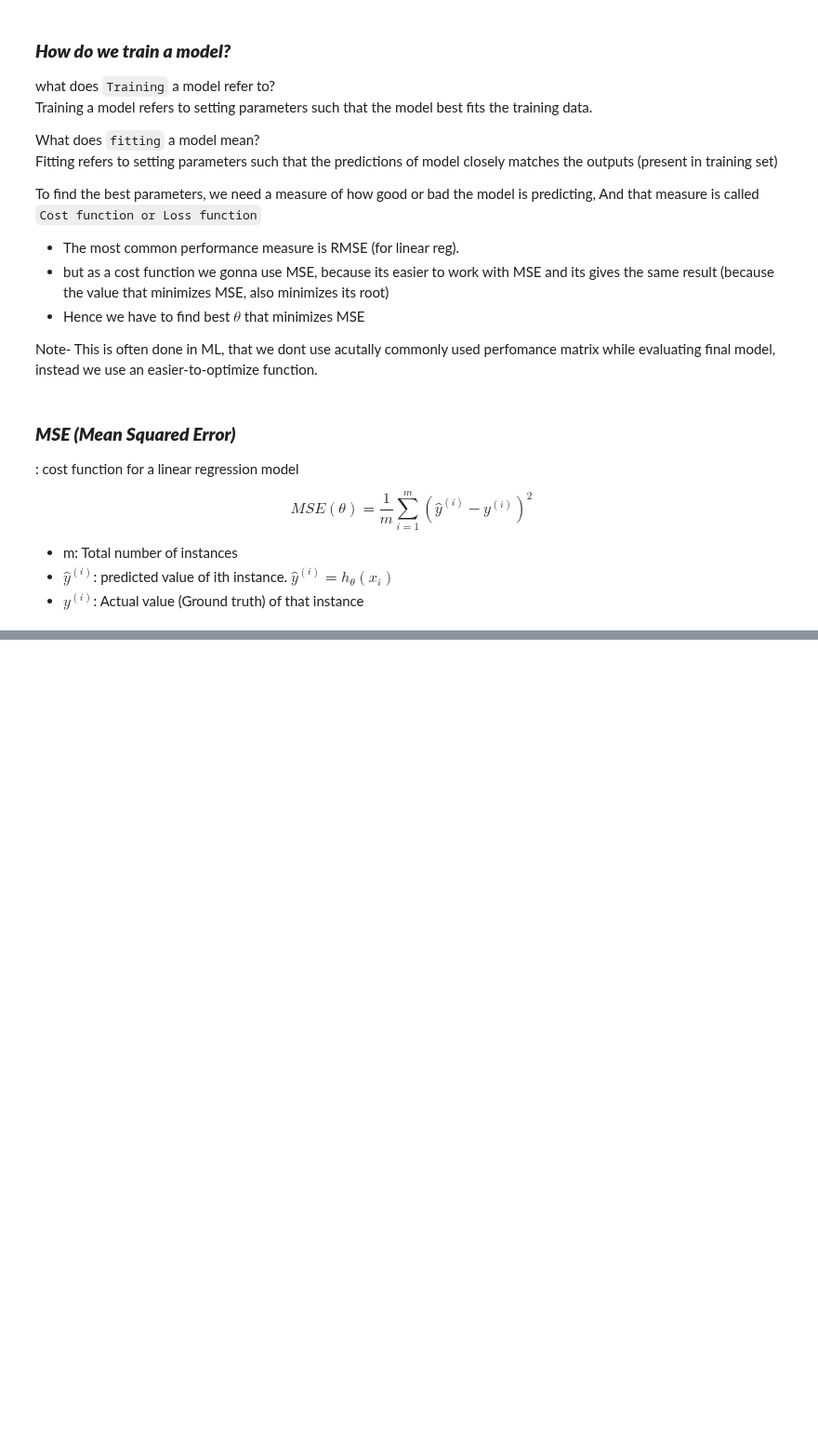
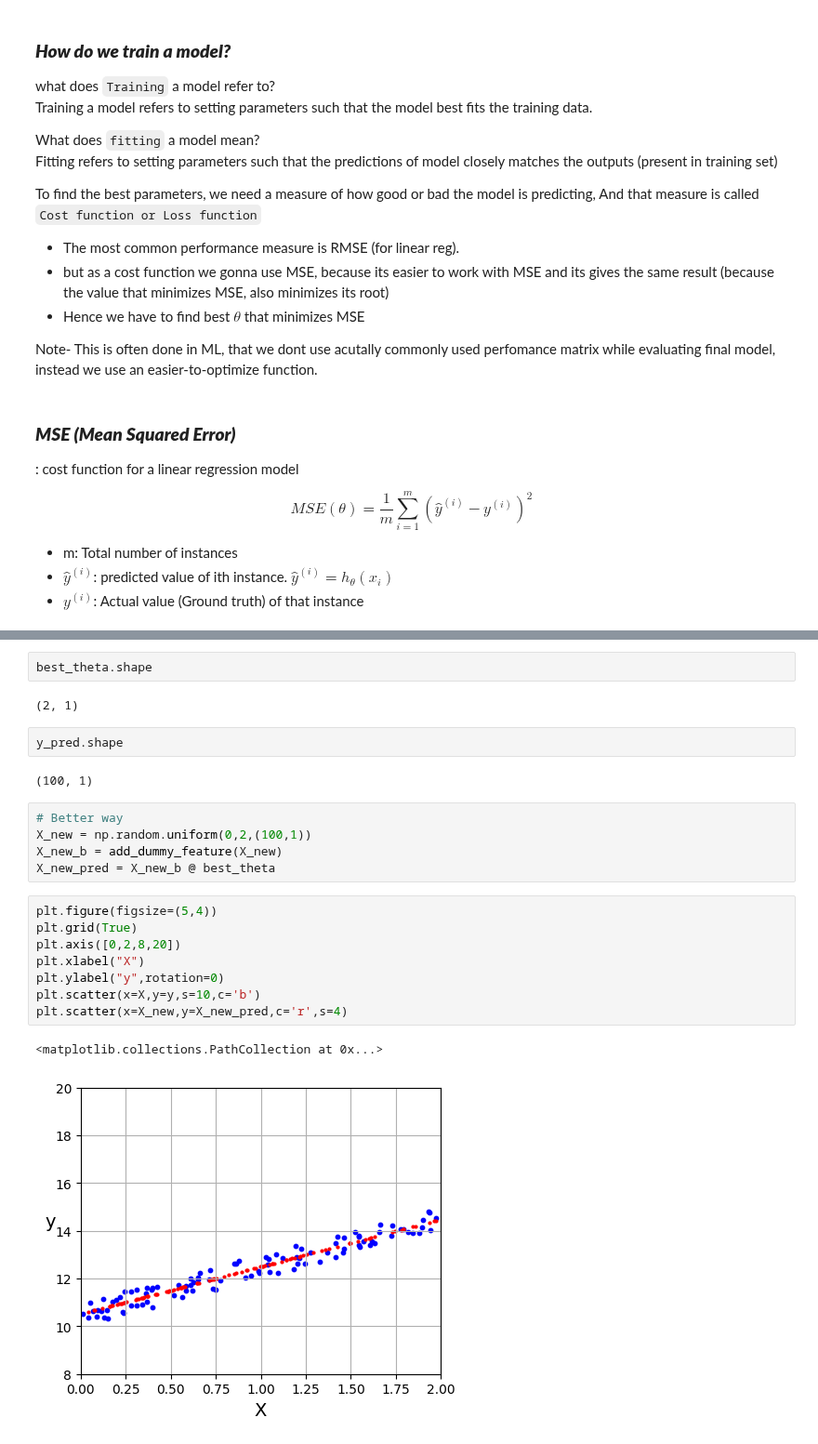
Before and after one commit to ArunNegi112/Machine_Learning, a Jupyter notebook: 4_LinearRegression/1_Intro.ipynb, the cells around one changed output, grey strips where cells are left out. Shown at 93% size. Cells and saved outputs as stored; diff of their text form; blank space fills up the shorter version.

```diff
--- a/4_LinearRegression/1_Intro.ipynb
+++ b/4_LinearRegression/1_Intro.ipynb
@@ -98,0 +144,24 @@ _Now we have to find a parameter ($\theta$) that reduces the cost function_
+# %%
+best_theta.shape
+# %% [output]
+(2, 1)
+# %%
+y_pred.shape
+# %% [output]
+(100, 1)
+# %%
+# Better way
+X_new = np.random.uniform(0,2,(100,1))
+X_new_b = add_dummy_feature(X_new)
+X_new_pred = X_new_b @ best_theta
+# %%
+plt.figure(figsize=(5,4))
+plt.grid(True)
+plt.axis([0,2,8,20])
+plt.xlabel("X")
+plt.ylabel("y",rotation=0)
+plt.scatter(x=X,y=y,s=10,c='b')
+plt.scatter(x=X_new,y=X_new_pred,c='r',s=4)
+# %% [output]
+<matplotlib.collections.PathCollection at 0x...>
+[figure, added]
```
Also changed, not shown: parts of 9 cells of this notebook.
